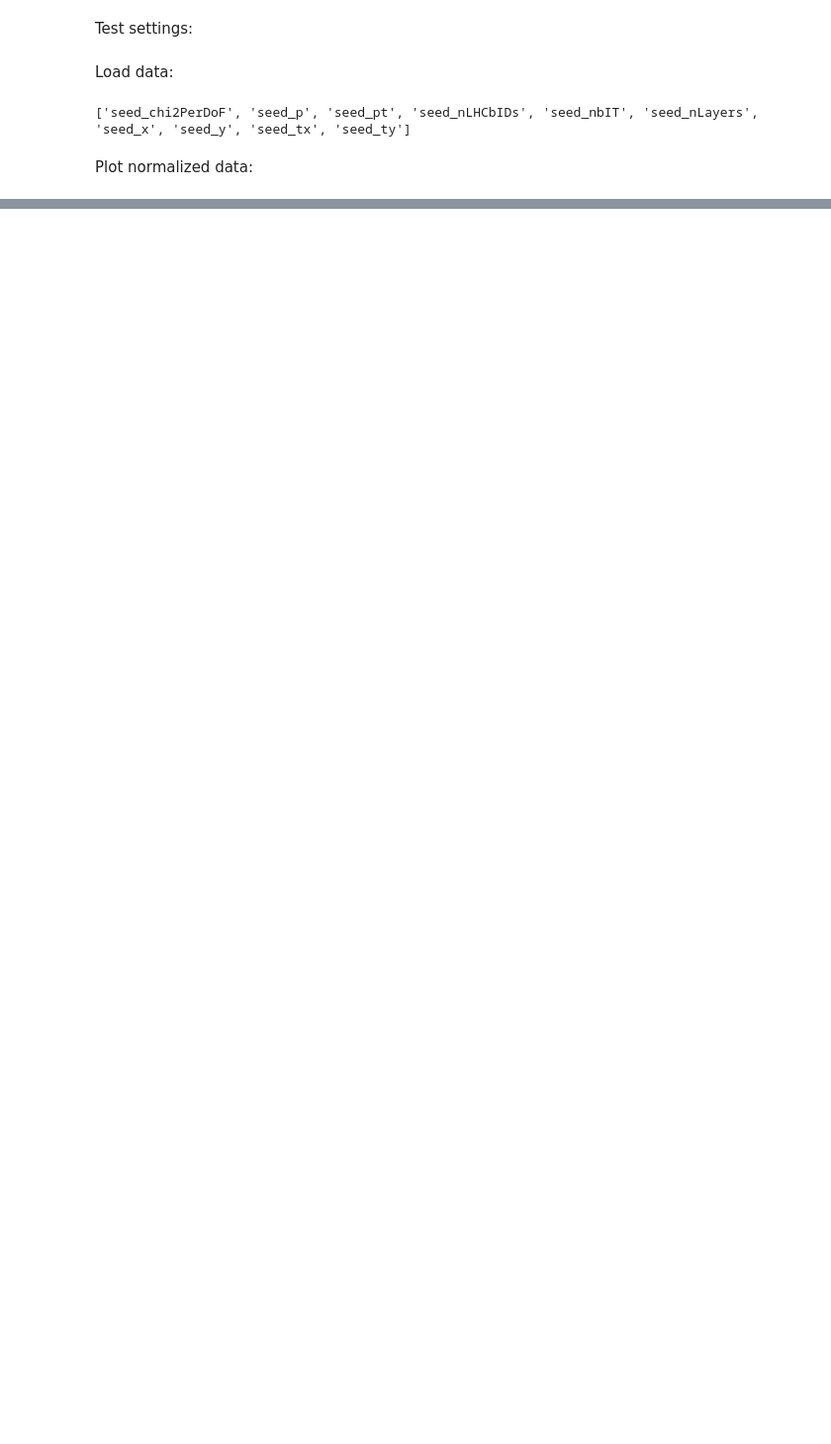
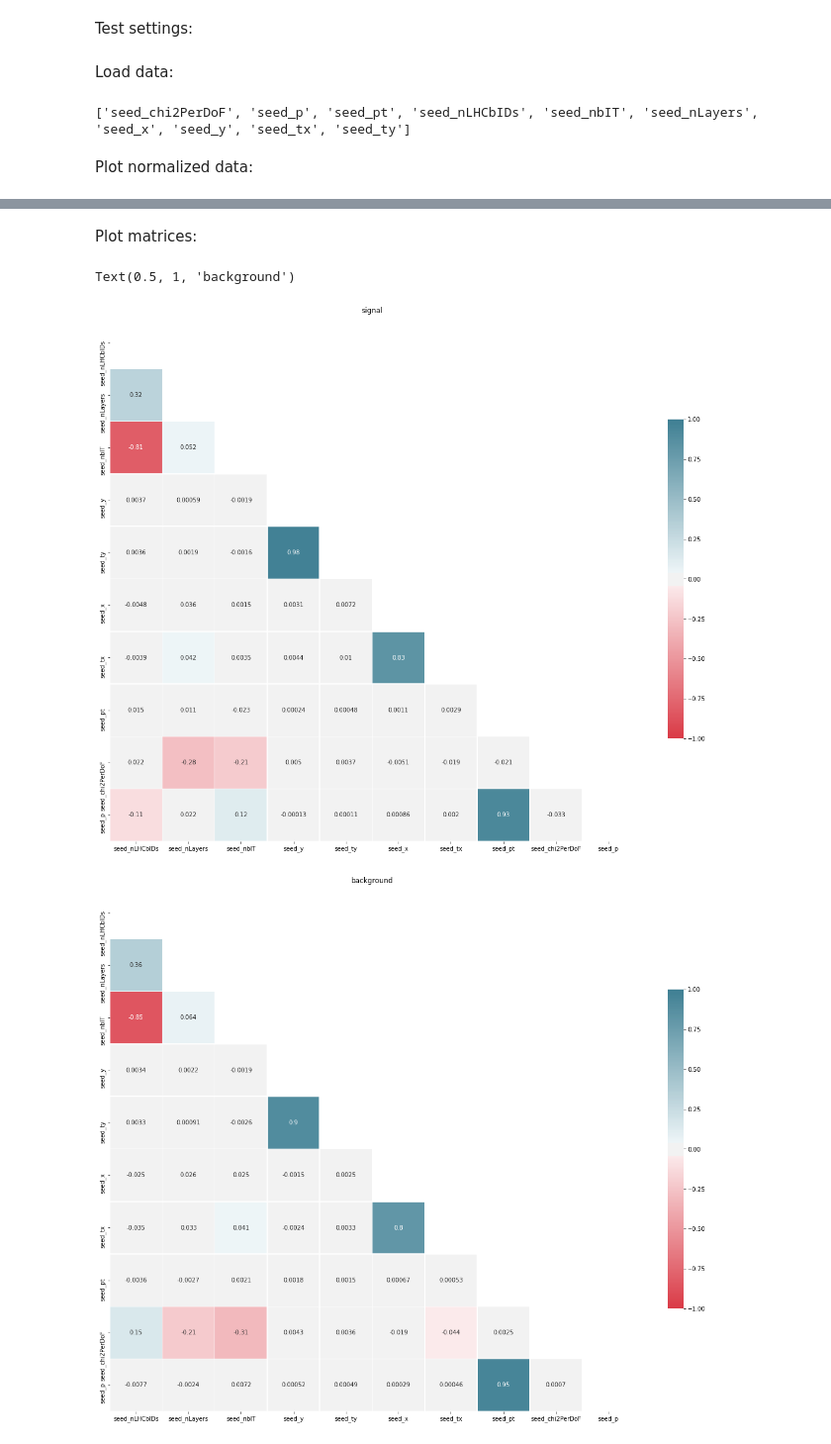
Before and after one commit to mgoncerz/SeparationPowerTool, a Jupyter notebook: automatedTest.ipynb, the cells around one changed output, grey strips where cells are left out. Shown: that part at 99% size. Cells and saved outputs as stored; diff of their text form; code cells hidden in the pictures; blank space fills up the shorter version.

```diff
--- a/automatedTest.ipynb
+++ b/automatedTest.ipynb
@@ -65,0 +83,17 @@ Plot normalized data:
+# %%
+separation_values = []
+
+for variable in variable_names:
+
+  minimum = min(signal_data[variable].min(), background_data[variable].min())
+  maximum = max(signal_data[variable].max(), background_data[variable].max())
+
+  bincontent1, _ = numpy.histogram(signal_data[variable], 1000, range=[minimum,maximum])
+  bincontent2, _ = numpy.histogram(background_data[variable], 1000, range=[minimum,maximum])
+
+  separation_values.append(round(100*0.5*sum(map(abs, bincontent1 / sum(bincontent1) - bincontent2 / sum(bincontent2))), 2))
+
+separation_values, variable_names = zip(*sorted(zip(separation_values, variable_names), key=lambda x: x[0], reverse=True))
+
+for sep, var in zip(separation_values, variable_names):
+  print([sep, var])
@@ -65,0 +113,18 @@ Plot normalized data:
+# %%
+signal_correlation_matrix = numpy.corrcoef([signal_data[var] for var in variable_names])
+background_correlation_matrix = numpy.corrcoef([background_data[var] for var in variable_names])
+# %% [markdown]
+Plot matrices:
+# %%
+mask = numpy.triu(numpy.ones_like(signal_correlation_matrix, dtype=numpy.bool))
+cmap = seaborn.diverging_palette(10, 220, as_cmap=True)
+
+f, ax = plt.subplots(figsize=(20, 20))
+seaborn.heatmap(signal_correlation_matrix, annot=signal_correlation_matrix, mask=mask, cmap=cmap, vmax=1, vmin=-1, center=0, square=True, linewidths=.5, cbar_kws={"shrink": .5}, xticklabels = variable_names, yticklabels = variable_names).set_title('signal')
+
+f, ax = plt.subplots(figsize=(20, 20))
+seaborn.heatmap(background_correlation_matrix, annot=background_correlation_matrix, mask=mask, cmap=cmap, vmax=1, vmin=-1, center=0, square=True, linewidths=.5, cbar_kws={"shrink": .5}, xticklabels = variable_names, yticklabels = variable_names).set_title('background')
+# %% [output]
+Text(0.5, 1, 'background')
+[figure, added]
+[figure, added]
```
Also changed, not shown: parts of 6 cells of this notebook.
